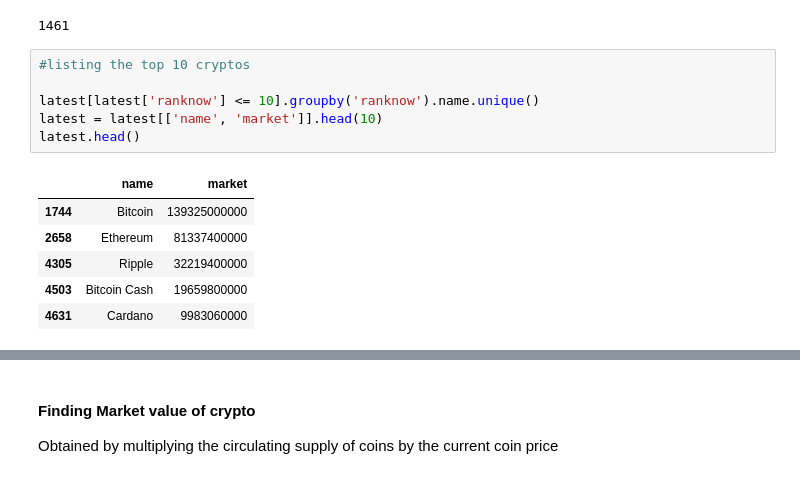
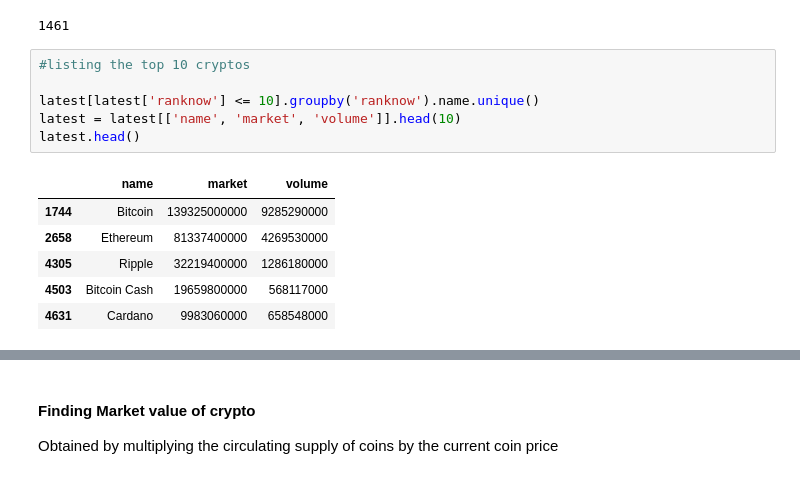
Before and after one commit to Annarhysa/Cryptocurrency-Market-Analysis, a Jupyter notebook: Analysis.ipynb, the cells around one changed output, grey strips where cells are left out. Drawn from its saved outputs; the diff is of its cells as text.

Commit message:
Volume measures

```diff
--- a/Analysis.ipynb
+++ b/Analysis.ipynb
@@ -36,13 +36,13 @@ latest['symbol'].nunique()
 # %%
 #listing the top 10 cryptos
 
 latest[latest['ranknow'] <= 10].groupby('ranknow').name.unique()
-latest = latest[['name', 'market']].head(10)
+latest = latest[['name', 'market', 'volume']].head(10)
 latest.head()
 # %% [output]
-|  | name | market |
-| 1744 | Bitcoin | 139325000000 |
-| 2658 | Ethereum | 81337400000 |
-| 4305 | Ripple | 32219400000 |
-| 4503 | Bitcoin Cash | 19659800000 |
-| 4631 | Cardano | 9983060000 |
+|  | name | market | volume |
+| 1744 | Bitcoin | 139325000000 | 9285290000 |
+| 2658 | Ethereum | 81337400000 | 4269530000 |
+| 4305 | Ripple | 32219400000 | 1286180000 |
+| 4503 | Bitcoin Cash | 19659800000 | 568117000 |
+| 4631 | Cardano | 9983060000 | 658548000 |
```
Also changed, not shown: parts of 6 cells of this notebook.
